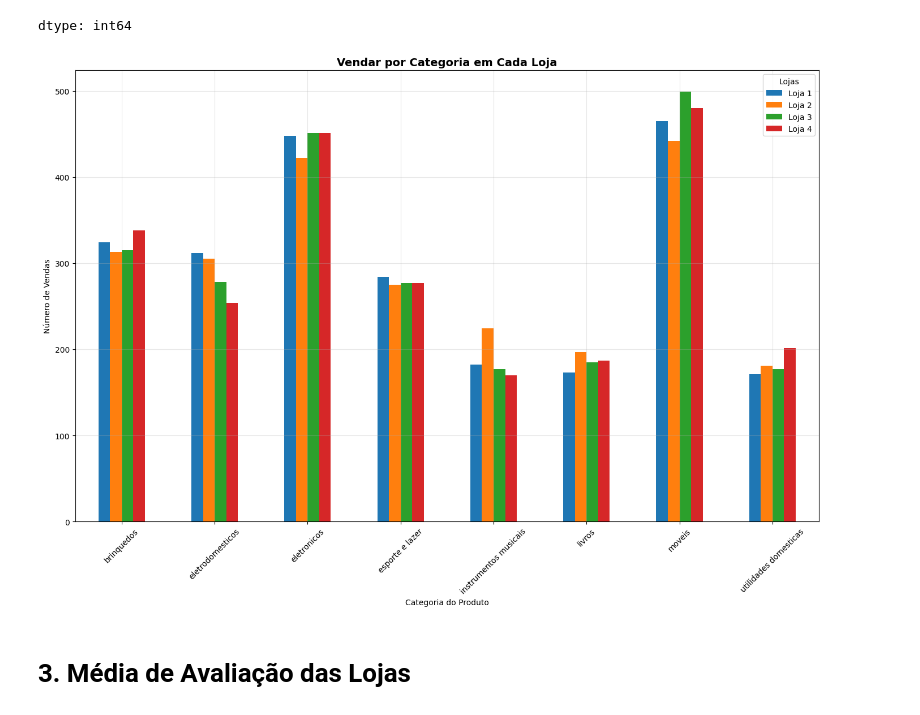
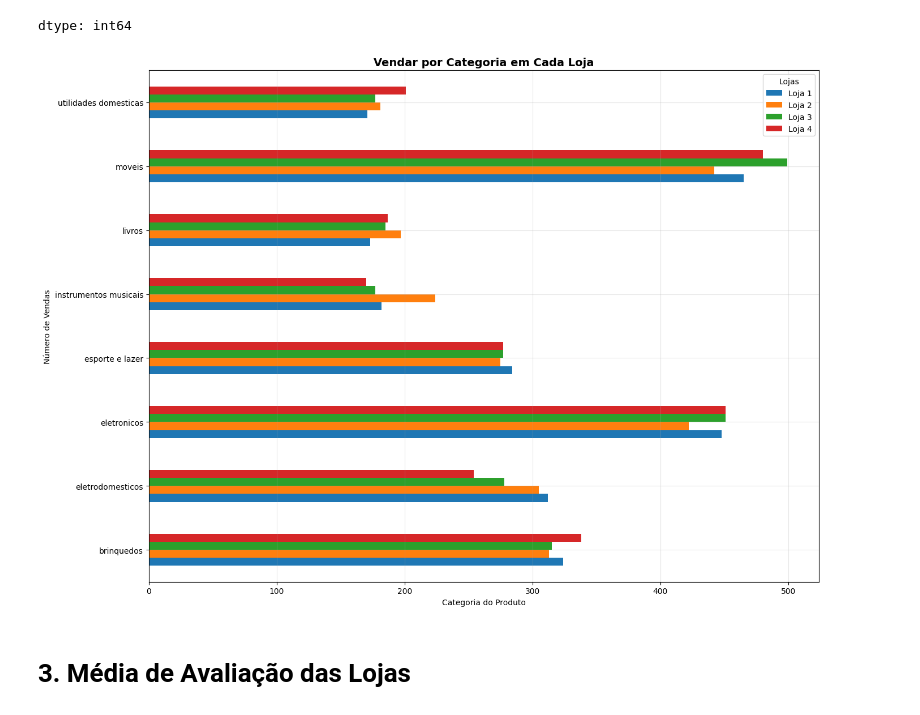
Before and after one commit to Rafael-Henrique07/challenge_alura_store, a Jupyter notebook: Alura_Store.ipynb, the cells around one changed output. Saved outputs shown, nothing was run; the diff lists cells and outputs as text; code cells hidden in the pictures.

```diff
--- a/Alura_Store.ipynb
+++ b/Alura_Store.ipynb
@@ -140,27 +140,26 @@ dtype: int64
 # %%
 # Agrupando os dados de vendas por categoria para cada loja
 categoria = vendas_por_categoria
 categoria2 = vendas_por_categoria2
 categoria3 = vendas_por_categoria3
 categoria4 = vendas_por_categoria4
 
 
 
 # Criando um DataFrame para facilitar a plotagem
 df_vendas = pd.DataFrame({'Loja 1': categoria, 'Loja 2': categoria2, 'Loja 3': categoria3, 'Loja 4': categoria4}).fillna(0)
-df_vendas.plot(kind = 'bar', figsize = (14,10))
+df_vendas.plot(kind = 'barh', figsize = (14,10))
 
 # Personalizando o gráfico
 plt.title('Vendar por Categoria em Cada Loja', fontsize = 14, fontweight = 'bold')
 plt.xlabel('Categoria do Produto')
 plt.ylabel('Número de Vendas')
-plt.xticks(rotation = 45)
 plt.legend(title = 'Lojas')
 plt.grid(True, alpha = 0.3)
 plt.tight_layout()
 plt.show()
 # %% [output]
-[figure, old version]
+[figure, new version]
 # %% [markdown]
 # 3. Média de Avaliação das Lojas
 # %%
```
Also changed, not shown: parts of 4 cells of this notebook.
